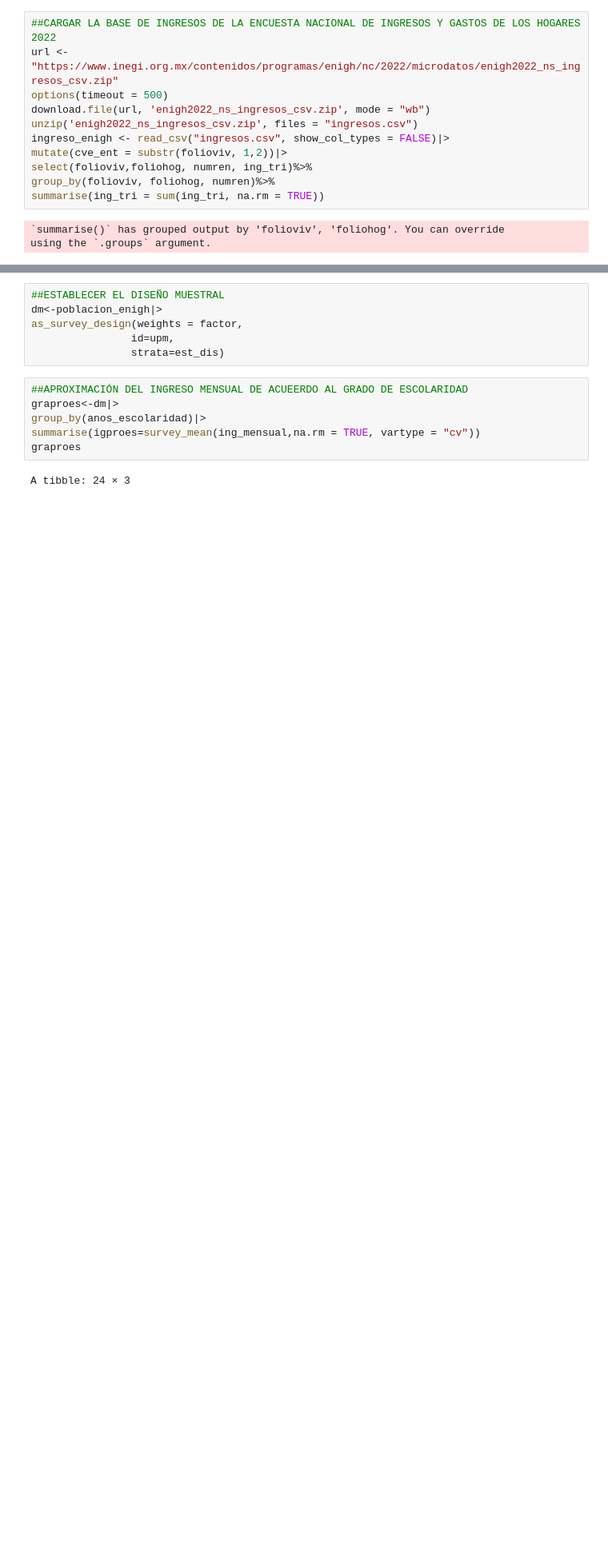
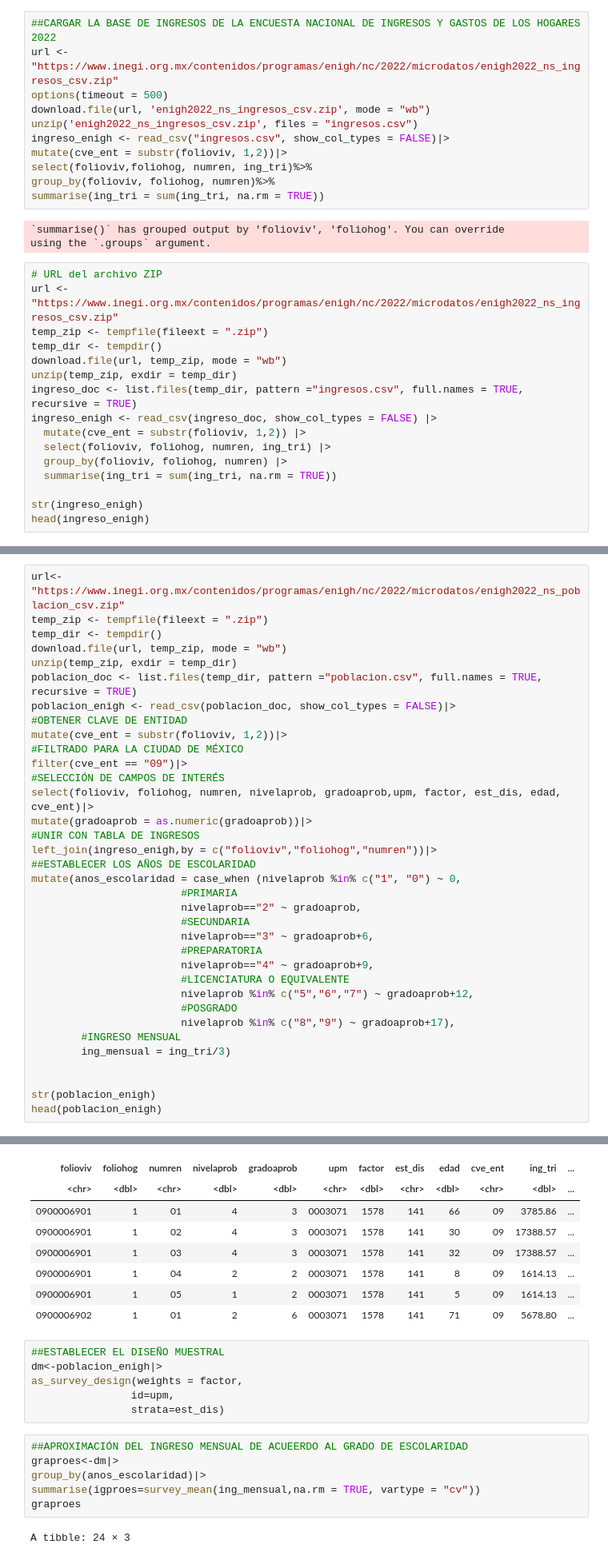
Before and after one commit to andimcfl/VARIOS, a Jupyter notebook: ejemplo_ingreso_pp_enigh.ipynb, the cells around one changed output, grey strips where cells are left out. Shown: that part at 80% size. Cells and saved outputs as stored; diff of their text form; blank space fills up the shorter version.

```diff
--- a/ejemplo_ingreso_pp_enigh.ipynb
+++ b/ejemplo_ingreso_pp_enigh.ipynb
@@ -33,3 +69,19 @@ summarise(ing_tri = sum(ing_tri, na.rm = TRUE))
 # %% [output]
 `summarise()` has grouped output by 'folioviv', 'foliohog'. You can override
 using the `.groups` argument.
+# %%
+# URL del archivo ZIP
+url <- "https://www.inegi.org.mx/contenidos/programas/enigh/nc/2022/microdatos/enigh2022_ns_ingresos_csv.zip"
+temp_zip <- tempfile(fileext = ".zip")
+temp_dir <- tempdir()
+download.file(url, temp_zip, mode = "wb")
+unzip(temp_zip, exdir = temp_dir)
+ingreso_doc <- list.files(temp_dir, pattern ="ingresos.csv", full.names = TRUE, recursive = TRUE)
+ingreso_enigh <- read_csv(ingreso_doc, show_col_types = FALSE) |>
+  mutate(cve_ent = substr(folioviv, 1,2)) |>
+  select(folioviv, foliohog, numren, ing_tri) |>
+  group_by(folioviv, foliohog, numren) |>
+  summarise(ing_tri = sum(ing_tri, na.rm = TRUE))
+
+str(ingreso_enigh)
+head(ingreso_enigh)
@@ -71,0 +176,36 @@ e.g.:
+# %%
+url<- "https://www.inegi.org.mx/contenidos/programas/enigh/nc/2022/microdatos/enigh2022_ns_poblacion_csv.zip"
+temp_zip <- tempfile(fileext = ".zip")
+temp_dir <- tempdir()
+download.file(url, temp_zip, mode = "wb")
+unzip(temp_zip, exdir = temp_dir)
+poblacion_doc <- list.files(temp_dir, pattern ="poblacion.csv", full.names = TRUE, recursive = TRUE)
+poblacion_enigh <- read_csv(poblacion_doc, show_col_types = FALSE)|>
+#OBTENER CLAVE DE ENTIDAD
+mutate(cve_ent = substr(folioviv, 1,2))|>
+#FILTRADO PARA LA CIUDAD DE MÉXICO
+filter(cve_ent == "09")|>
+#SELECCIÓN DE CAMPOS DE INTERÉS
+select(folioviv, foliohog, numren, nivelaprob, gradoaprob,upm, factor, est_dis, edad, cve_ent)|>
+mutate(gradoaprob = as.numeric(gradoaprob))|>
+#UNIR CON TABLA DE INGRESOS
+left_join(ingreso_enigh,by = c("folioviv","foliohog","numren"))|>
+##ESTABLECER LOS AÑOS DE ESCOLARIDAD
+mutate(anos_escolaridad = case_when (nivelaprob %in% c("1", "0") ~ 0,
+                        #PRIMARIA
+                        nivelaprob=="2" ~ gradoaprob,
+                        #SECUNDARIA
+                        nivelaprob=="3" ~ gradoaprob+6,
+                        #PREPARATORIA
+                        nivelaprob=="4" ~ gradoaprob+9,
+                        #LICENCIATURA O EQUIVALENTE
+                        nivelaprob %in% c("5","6","7") ~ gradoaprob+12,
+                        #POSGRADO
+                        nivelaprob %in% c("8","9") ~ gradoaprob+17),
+        #INGRESO MENSUAL
+        ing_mensual = ing_tri/3)
+
+
+str(poblacion_enigh)
+head(poblacion_enigh)
+# %% [output]
@@ -72,3 +232,11 @@ e.g.:
+| folioviv | foliohog | numren | nivelaprob | gradoaprob | upm | factor | est_dis | edad | cve_ent | ing_tri | ... |
+| <chr> | <dbl> | <chr> | <dbl> | <dbl> | <chr> | <dbl> | <chr> | <dbl> | <chr> | <dbl> | ... |
+| 0900006901 | 1 | 01 | 4 | 3 | 0003071 | 1578 | 141 | 66 | 09 | 3785.86 | ... |
+| 0900006901 | 1 | 02 | 4 | 3 | 0003071 | 1578 | 141 | 30 | 09 | 17388.57 | ... |
+| 0900006901 | 1 | 03 | 4 | 3 | 0003071 | 1578 | 141 | 32 | 09 | 17388.57 | ... |
+| 0900006901 | 1 | 04 | 2 | 2 | 0003071 | 1578 | 141 | 8 | 09 | 1614.13 | ... |
+| 0900006901 | 1 | 05 | 1 | 2 | 0003071 | 1578 | 141 | 5 | 09 | 1614.13 | ... |
+| 0900006902 | 1 | 01 | 2 | 6 | 0003071 | 1578 | 141 | 71 | 09 | 5678.80 | ... |
 # %%
 ##ESTABLECER EL DISEÑO MUESTRAL
 dm<-poblacion_enigh|>
```
Also changed, not shown: parts of 4 cells of this notebook.
